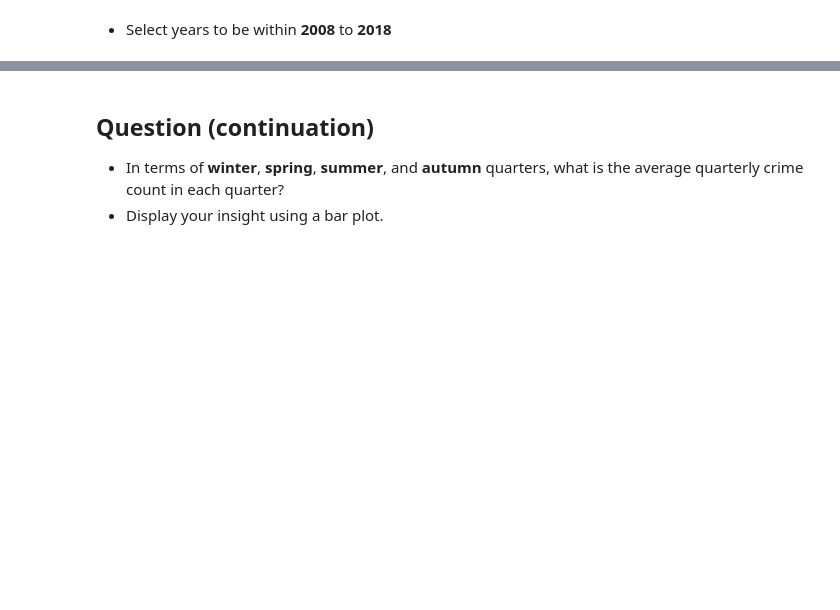
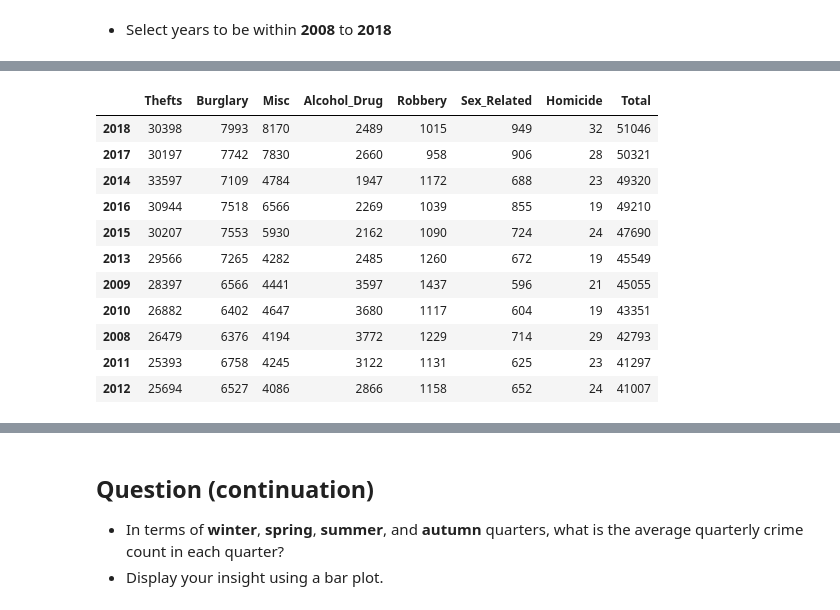
Before and after one commit to lvreynoso/seattle-crime-data, a Jupyter notebook: Seattle Crimes Coding Challenge.ipynb, the cells around one changed output, grey strips where cells are left out. Cells and saved outputs as stored; diff of their text form; code cells hidden in the pictures; blank space fills up the shorter version.

```diff
--- a/Seattle Crimes Coding Challenge.ipynb
+++ b/Seattle Crimes Coding Challenge.ipynb
@@ -180,0 +371,6 @@ mapping dictionary.
+# %%
+crimes["Quarter"] = crimes["Occurred Datetime"].apply(lambda x: x.quarter)
+# %%
+crimes["Year"] = crimes["Occurred Datetime"].apply(lambda x: x.year)
+yf = crimes.dropna(subset=['Year', 'Quarter'])
+yf.head()
@@ -184,0 +386,4 @@ mapping dictionary.
+# %%
+yf.loc[:, 'Year'] = yf['Year'].apply(lambda x: int(x))
+yf = yf[(yf.Year > 2007) & (yf.Year < 2019)]
+yf.head()
@@ -184,0 +424,17 @@ mapping dictionary.
+# %%
+histf['Total'] = histf.sum(axis=1)
+histf = histf.sort_values('Total', axis=0, ascending=False)
+histf
+# %% [output]
+|  | Thefts | Burglary | Misc | Alcohol_Drug | Robbery | Sex_Related | Homicide | Total |
+| 2018 | 30398 | 7993 | 8170 | 2489 | 1015 | 949 | 32 | 51046 |
+| 2017 | 30197 | 7742 | 7830 | 2660 | 958 | 906 | 28 | 50321 |
+| 2014 | 33597 | 7109 | 4784 | 1947 | 1172 | 688 | 23 | 49320 |
+| 2016 | 30944 | 7518 | 6566 | 2269 | 1039 | 855 | 19 | 49210 |
+| 2015 | 30207 | 7553 | 5930 | 2162 | 1090 | 724 | 24 | 47690 |
+| 2013 | 29566 | 7265 | 4282 | 2485 | 1260 | 672 | 19 | 45549 |
+| 2009 | 28397 | 6566 | 4441 | 3597 | 1437 | 596 | 21 | 45055 |
+| 2010 | 26882 | 6402 | 4647 | 3680 | 1117 | 604 | 19 | 43351 |
+| 2008 | 26479 | 6376 | 4194 | 3772 | 1229 | 714 | 29 | 42793 |
+| 2011 | 25393 | 6758 | 4245 | 3122 | 1131 | 625 | 23 | 41297 |
+| 2012 | 25694 | 6527 | 4086 | 2866 | 1158 | 652 | 24 | 41007 |
```
Also changed, not shown: parts of 50 cells of this notebook.
